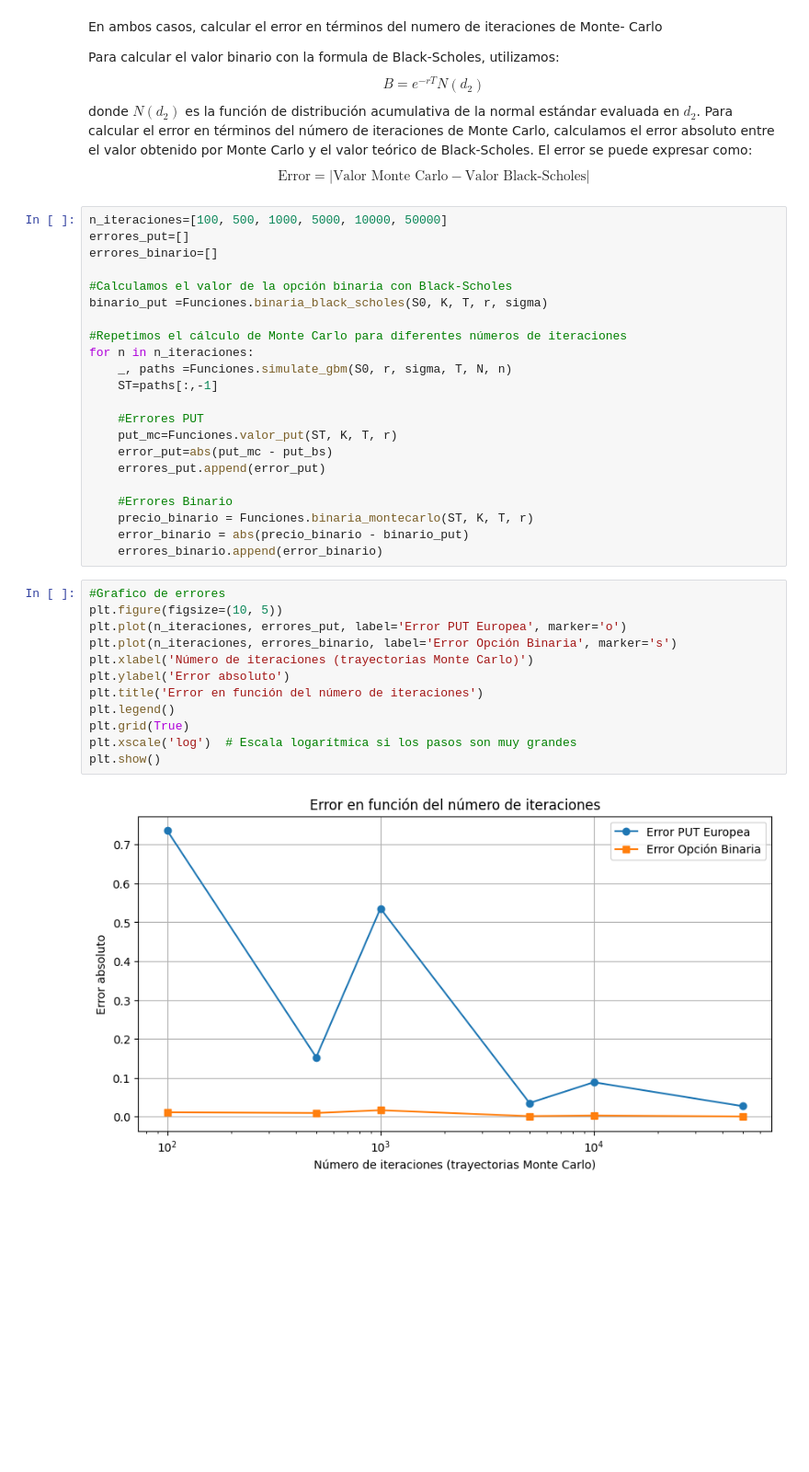
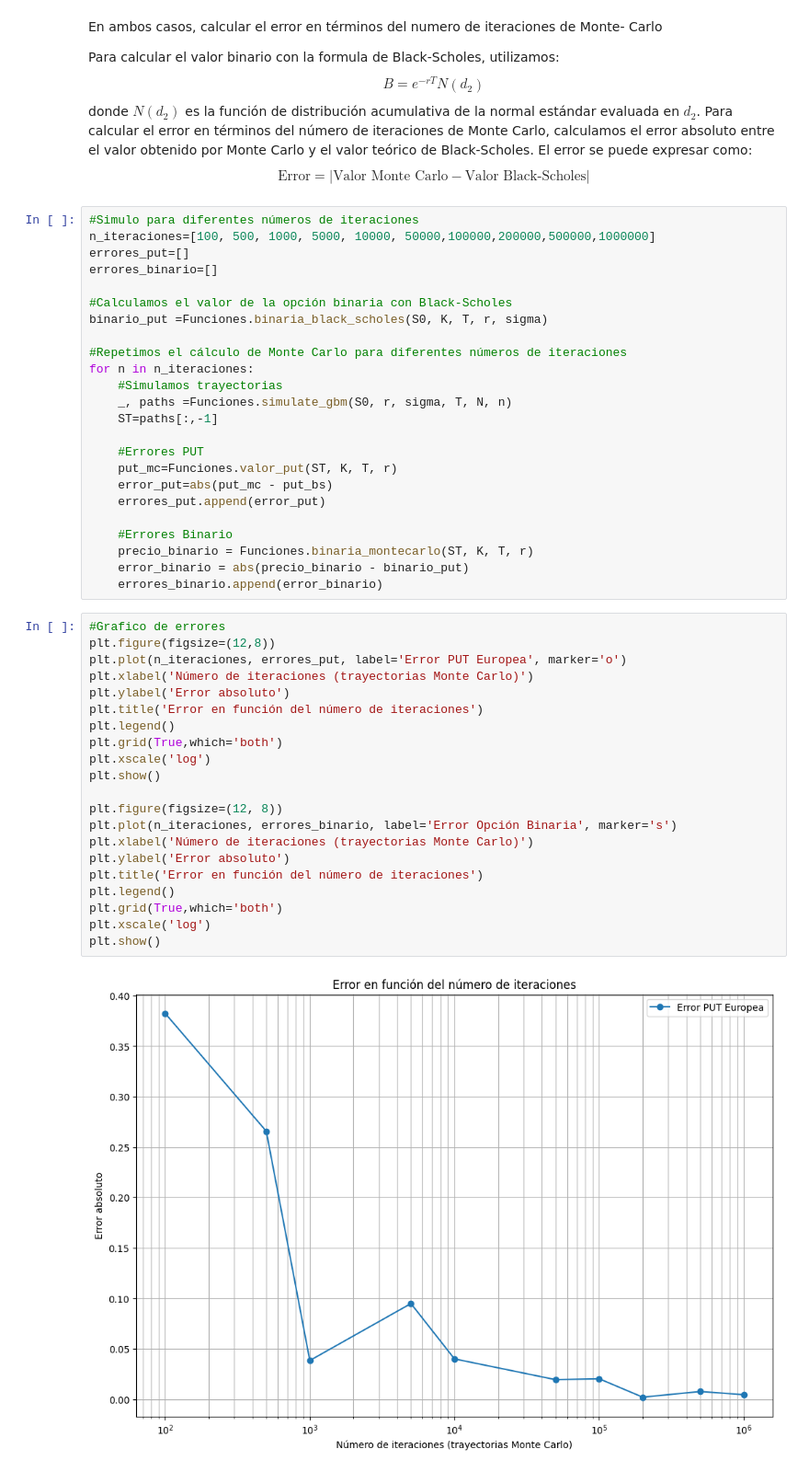
Before and after one commit to david-bazalduaa/Ecuaci-n-Diferencial-de-Black-Scholes-Merton-para-Valoraci-n-de-Opciones, a Jupyter notebook: MonteCarloSimulations.ipynb, the cells around one changed output. Shown: that part at 92% size. Saved outputs shown, nothing was run; the diff lists cells and outputs as text; blank space fills up the shorter version.

```diff
--- a/MonteCarloSimulations.ipynb
+++ b/MonteCarloSimulations.ipynb
@@ -145,7 +144,8 @@ Para calcular el error en términos del número de iteraciones de Monte Carlo, c
     \text{Error} = \left| \text{Valor Monte Carlo} - \text{Valor Black-Scholes} \right|
 \end{equation*}
 # %%
-n_iteraciones=[100, 500, 1000, 5000, 10000, 50000]
+#Simulo para diferentes números de iteraciones
+n_iteraciones=[100, 500, 1000, 5000, 10000, 50000,100000,200000,500000,1000000]
 errores_put=[]
 errores_binario=[]
 
@@ -154,6 +154,7 @@ binario_put =Funciones.binaria_black_scholes(S0, K, T, r, sigma)
 
 #Repetimos el cálculo de Monte Carlo para diferentes números de iteraciones
 for n in n_iteraciones:
+    #Simulamos trayectorias
     _, paths =Funciones.simulate_gbm(S0, r, sigma, T, N, n)
     ST=paths[:,-1]
 
@@ -168,15 +169,24 @@ for n in n_iteraciones:
     errores_binario.append(error_binario)
 # %%
 #Grafico de errores
-plt.figure(figsize=(10, 5))
+plt.figure(figsize=(12,8))
 plt.plot(n_iteraciones, errores_put, label='Error PUT Europea', marker='o')
+plt.xlabel('Número de iteraciones (trayectorias Monte Carlo)')
+plt.ylabel('Error absoluto')
+plt.title('Error en función del número de iteraciones')
+plt.legend()
+plt.grid(True,which='both')
+plt.xscale('log')
+plt.show()
+
+plt.figure(figsize=(12, 8))
 plt.plot(n_iteraciones, errores_binario, label='Error Opción Binaria', marker='s')
 plt.xlabel('Número de iteraciones (trayectorias Monte Carlo)')
 plt.ylabel('Error absoluto')
 plt.title('Error en función del número de iteraciones')
 plt.legend()
-plt.grid(True)
-plt.xscale('log')  # Escala logarítmica si los pasos son muy grandes
+plt.grid(True,which='both')
+plt.xscale('log')
 plt.show()
 # %% [output]
-[figure, old version]
+[figure, new version]
```
Also changed, not shown: parts of 6 cells of this notebook, 2 other files.
